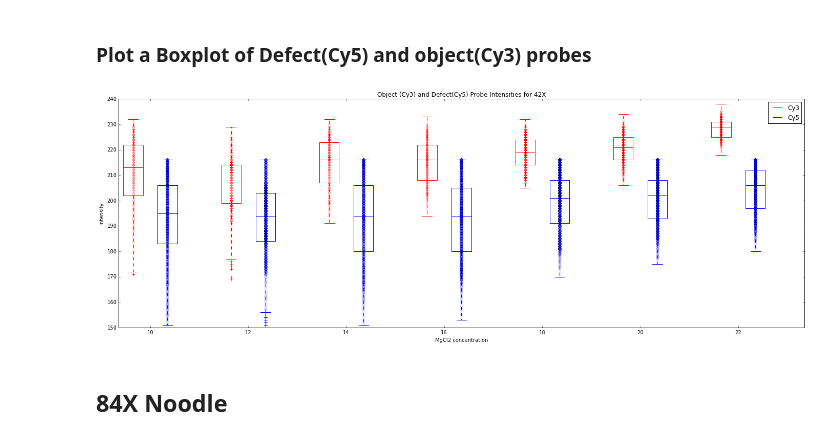
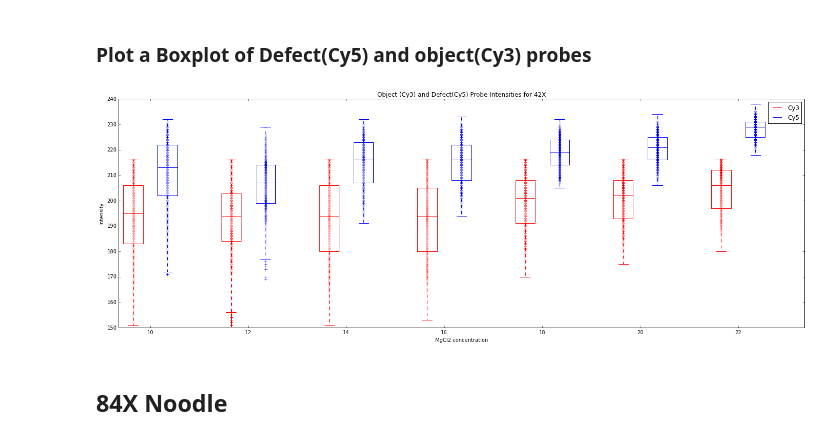
Before and after one commit to akeshavan/img_utils, a Jupyter notebook: gel_analysis/KMeans_gel.ipynb, the cells around one changed output. Drawn from its saved outputs; the diff is of its cells as text; code cells hidden in the pictures.

```diff
--- a/gel_analysis/KMeans_gel.ipynb
+++ b/gel_analysis/KMeans_gel.ipynb
@@ -52,7 +51,7 @@ def get_centroids(labels):
 # %% [markdown]
 ### Plotting Functions
 # %%
-def make_boxplot(measure_names,controls,patients,title=''):
+def make_boxplot(measure_names,cy5,cy3,title=''):
     import scipy.stats as stats
     ind = np.arange(len(measure_names))
     width = 0.35
@@ -60,23 +59,20 @@ def make_boxplot(measure_names,controls,patients,title=''):
     fig = plt.figure(figsize=(24,8))
     ax = fig.add_subplot(111)
 
-    rects1 = ax.boxplot(patients,positions = ind,widths=0.2)
-    rects2 = ax.boxplot(controls,positions = [i+width for i in ind],widths=0.2)
+    rects1 = ax.boxplot(cy3,positions = ind,widths=0.2)
+    rects2 = ax.boxplot(cy5,positions = [i+width for i in ind],widths=0.2)
     ax.set_xticklabels(measure_names,rotation=0)
-    p1 = [plot(np.ones(len(patients[i]))*ind[i],patients[i],'ro',alpha=0.005) for i in range(len(measure_names))]
-    c1 = [plot(np.ones(len(controls[i]))*ind[i]+width,controls[i],'bo',alpha=0.01) for i in range(len(measure_names))]
+    p1 = [plot(np.ones(len(cy3[i]))*ind[i],cy3[i],'ro',alpha=0.005) for i in range(len(measure_names))]
+    c1 = [plot(np.ones(len(cy5[i]))*ind[i]+width,cy5[i],'bo',alpha=0.005) for i in range(len(measure_names))]
 
-    #c1 = [plot(np.ones(controls[i].shape[0])*ind[i]+width,controls[i],'bo',alpha=0.25) for i in range(controls.shape[1])]
     for key in rects1.keys():
         setp(rects1[key],color='red')
         setp(rects2[key],color='blue')
-    # add some
+
     ax.set_ylabel('Intensity')
     ax.set_xlabel('MgCl2 concentration')
     ax.set_title(title)
     ax.set_xticks(ind+width/2)
-
-
     ax.legend( (rects1[key][0], rects2[key][0]), ('Cy3', 'Cy5') )
 # %% [markdown]
 ## 42X Noodle
@@ -106,5 +102,5 @@ In this case, we choose cluster 3, or the orange clusters in the picture above.
 # %%
-bandlabels, nlabels = get_labels(labels==3,1000)
+bandlabels, nlabels = get_labels(labels==4,1000)
 # %% [markdown]
 ### Plot Images
 # %%
@@ -145,9 +141,9 @@ for idx in rois:
 ### Plot a Boxplot of Defect(Cy5) and object(Cy3) probes
 # %%
 names = ['%d'%d for d in range(len(labelnames))]
-make_boxplot(roinames,cy3vals,cy5vals,'Object (Cy3) and Defect(Cy5) Probe Intensities for 42X')
+make_boxplot(roinames,cy5vals,cy3vals,'Object (Cy3) and Defect(Cy5) Probe Intensities for 42X')
 # %% [output]
-[figure, old version]
+[figure, new version]
 # %% [markdown]
 ## 84X Noodle
 # %% [markdown]
```
Also changed, not shown: parts of 8 cells of this notebook.
